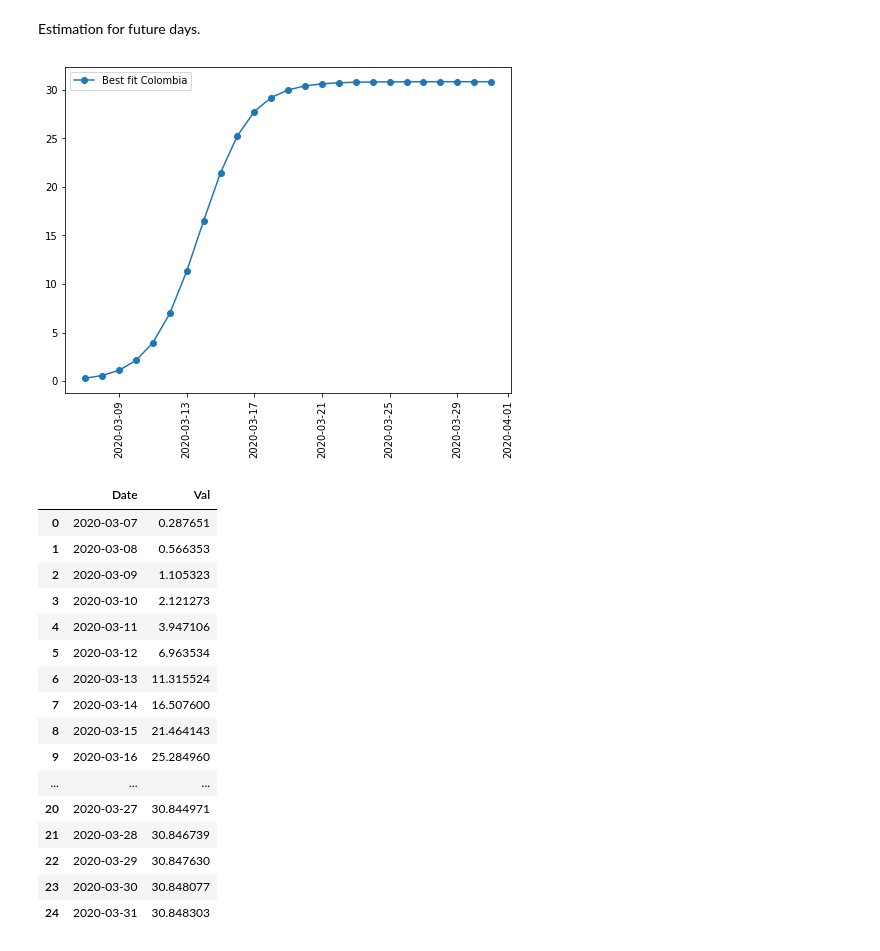
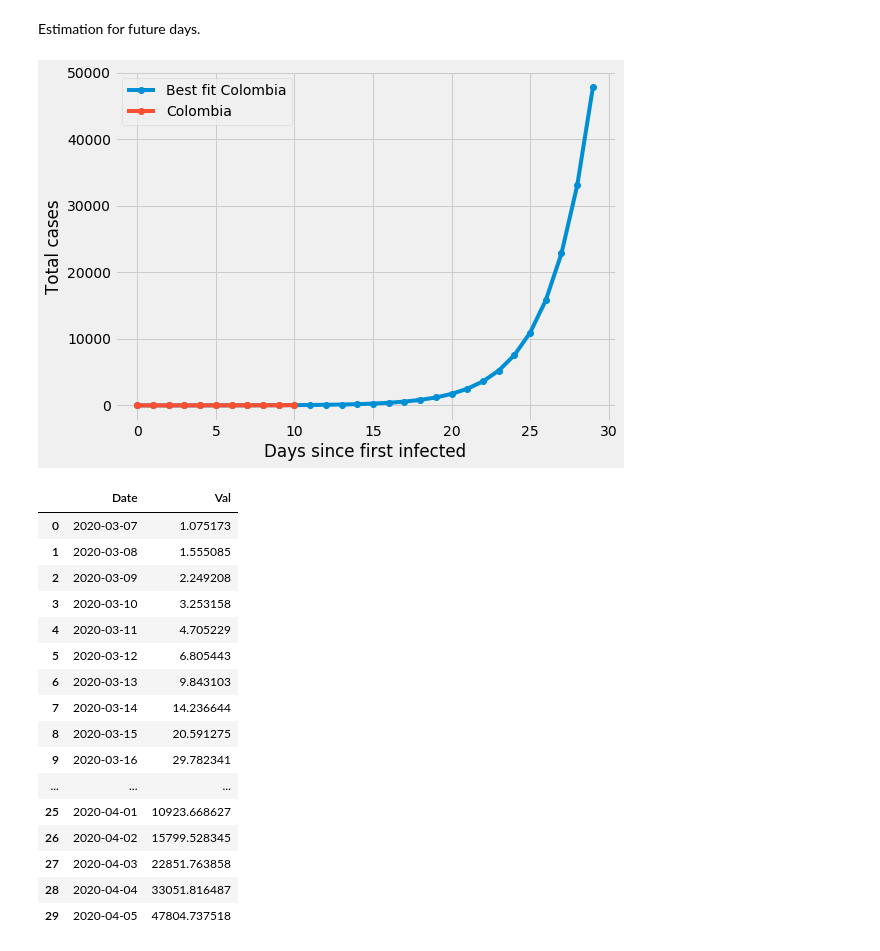
Before and after one commit to sierraporta/covid19, a Jupyter notebook: Covid19.ipynb, the cells around one changed output. Drawn from its saved outputs; the diff is of its cells as text; code cells hidden in the pictures.

```diff
--- a/Covid19.ipynb
+++ b/Covid19.ipynb
@@ -6,4 +6,4 @@ import datetime
 import warnings
 warnings.filterwarnings("ignore")
 plt.style.available
-#plt.style.use('bmh')
+plt.style.use('fivethirtyeight')
@@ -208,10 +203,11 @@ $f=\frac{a}{1+e^{-bt+c}}+(1+e^{-dt+e})$
 In the case of colombia..
 # %%
 from scipy.optimize import curve_fit
-def growth(t,a,b,c):
-    return (a)/(1+np.exp(-b*t+c))#+(1+np.exp(-d*t+e))
+def growth(t,a,b,c,d,e):
+    return np.exp(a*t+b)#(a)/(1+np.exp(-b*t+c))#*(1-t*np.exp(-d*t+e))
 # %%
-popt, pcov = curve_fit(growth, np.arange(0,len(data_full["total_cases"][iscolombia]),1), np.array(data_full["total_cases"][iscolombia]))
+data_prove,name=data_full[iscolombia],"Colombia"
+popt, pcov = curve_fit(growth, np.arange(0,len(data_prove),1), np.array(data_prove["total_cases"]),method="dogbox")
 # %%
 popt
 # %% [output]
@@ -228,35 +226,40 @@ plt.show()
 # %% [markdown]
 Estimation for future days.
 # %%
-rng = pd.date_range(data_full["date"][iscolombia].iloc[0], periods=25, freq='D')
+rng = pd.date_range(data_prove["date"].iloc[0], periods=30, freq='D')
 df = pd.DataFrame({ 'Date': rng, 'Val': growth(np.arange(0,len(rng),1), *popt) })
 #df
 # %%
 plt.figure(figsize=(8,6))
-#plt.plot(data_full["date"][iscolombia],data_full["total_cases"][iscolombia],label="Colombia",marker=".",markersize=12)
-plt.plot(df["Date"], df["Val"],label="Best fit Colombia",marker=".",markersize=12)
+plt.plot(np.arange(0,len(df["Date"]),1), df["Val"],label="Best fit "+name,marker=".",markersize=12)
+plt.plot(np.arange(0,len(data_prove["total_cases"]),1),data_prove["total_cases"],label=name,marker=".",markersize=12)
+
 plt.legend()
-plt.xticks(rotation=90)
+#plt.yscale("log")
+plt.xticks(rotation=0)
+plt.xlabel("Days since first infected")
+plt.ylabel("Total cases")
+
 plt.show()
 # %% [output]
-[figure, old version]
+[figure, new version]
 # %%
 df
 # %% [output]
 |  | Date | Val |
-| 0 | 2020-03-07 | 0.287651 |
-| 1 | 2020-03-08 | 0.566353 |
-| 2 | 2020-03-09 | 1.105323 |
-| 3 | 2020-03-10 | 2.121273 |
-| 4 | 2020-03-11 | 3.947106 |
-| 5 | 2020-03-12 | 6.963534 |
-| 6 | 2020-03-13 | 11.315524 |
-| 7 | 2020-03-14 | 16.507600 |
-| 8 | 2020-03-15 | 21.464143 |
-| 9 | 2020-03-16 | 25.284960 |
+| 0 | 2020-03-07 | 1.075173 |
+| 1 | 2020-03-08 | 1.555085 |
+| 2 | 2020-03-09 | 2.249208 |
+| 3 | 2020-03-10 | 3.253158 |
+| 4 | 2020-03-11 | 4.705229 |
+| 5 | 2020-03-12 | 6.805443 |
+| 6 | 2020-03-13 | 9.843103 |
+| 7 | 2020-03-14 | 14.236644 |
+| 8 | 2020-03-15 | 20.591275 |
+| 9 | 2020-03-16 | 29.782341 |
 | ... | ... | ... |
-| 20 | 2020-03-27 | 30.844971 |
-| 21 | 2020-03-28 | 30.846739 |
-| 22 | 2020-03-29 | 30.847630 |
-| 23 | 2020-03-30 | 30.848077 |
-| 24 | 2020-03-31 | 30.848303 |
+| 25 | 2020-04-01 | 10923.668627 |
+| 26 | 2020-04-02 | 15799.528345 |
+| 27 | 2020-04-03 | 22851.763858 |
+| 28 | 2020-04-04 | 33051.816487 |
+| 29 | 2020-04-05 | 47804.737518 |
```
Also changed, not shown: parts of 15 cells of this notebook.
